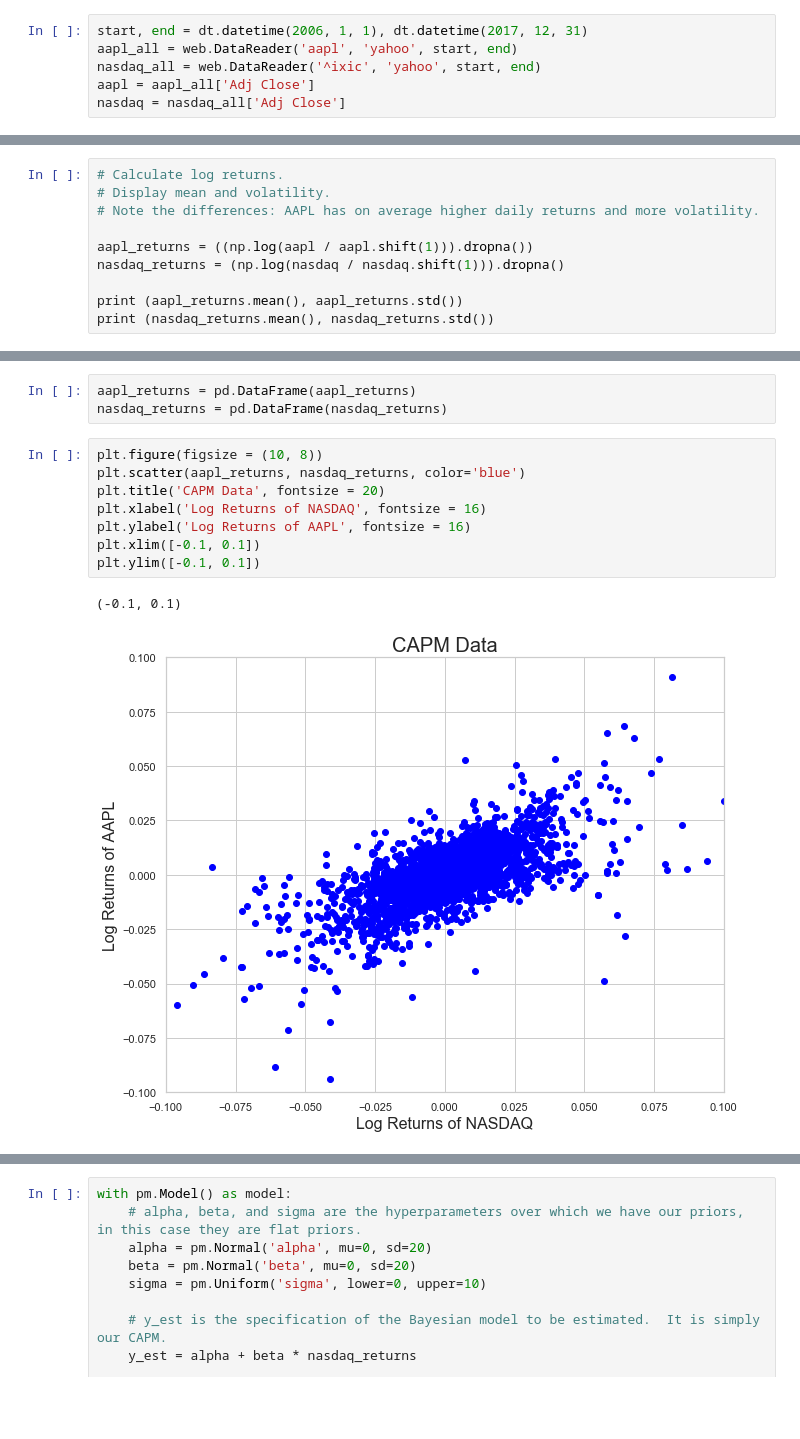
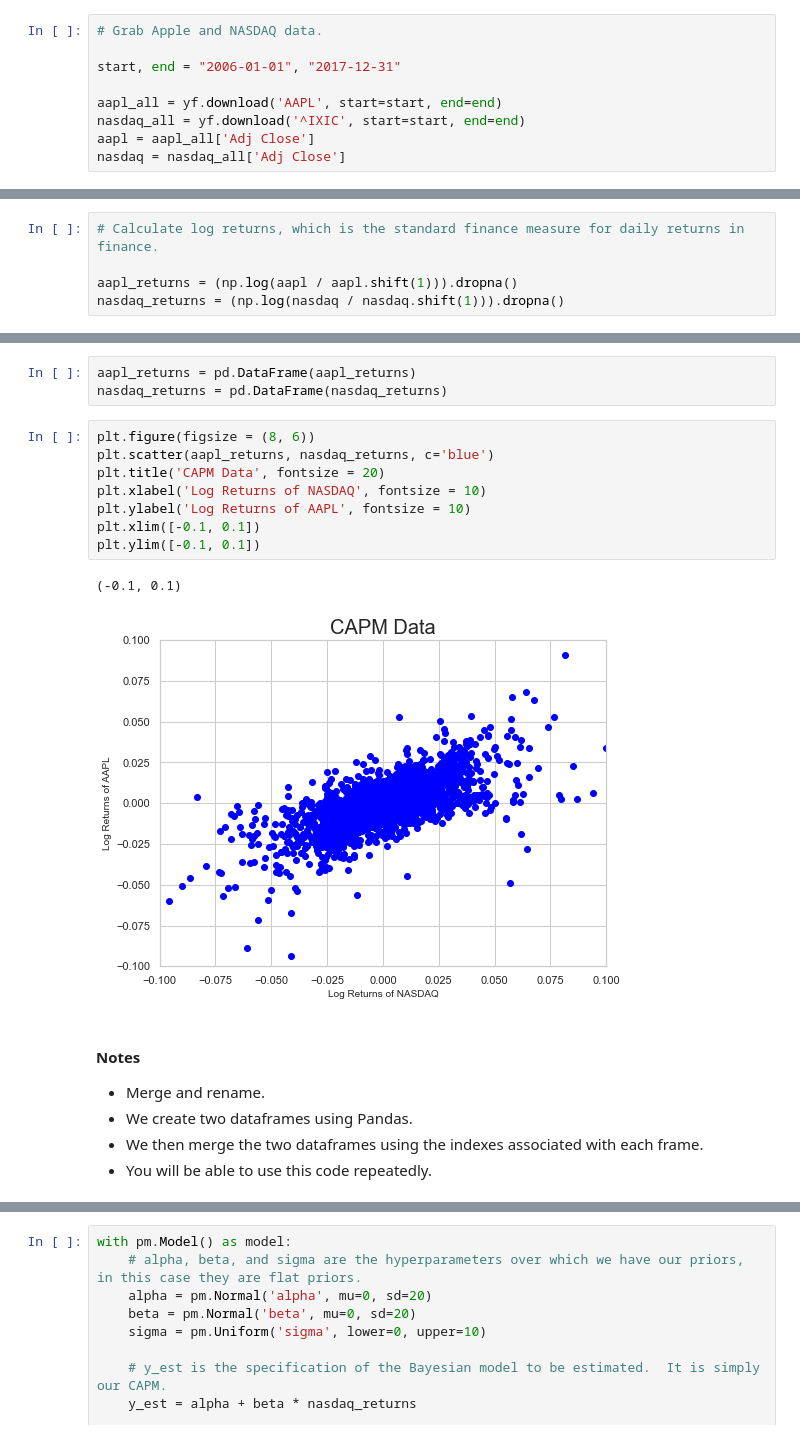
Before and after one commit to thsavage/Financial-Modeling, a Jupyter notebook: financialModeling.ipynb, the cells around one changed output, grey strips where cells are left out. Saved outputs shown, nothing was run; the diff lists cells and outputs as text; blank space fills up the shorter version.

```diff
--- a/financialModeling.ipynb
+++ b/financialModeling.ipynb
@@ -64,6 +173,9 @@ Image(url, width=400, height=400)
 # %%
-start, end = dt.datetime(2006, 1, 1), dt.datetime(2017, 12, 31)
-aapl_all = web.DataReader('aapl', 'yahoo', start, end)
-nasdaq_all = web.DataReader('^ixic', 'yahoo', start, end)
+# Grab Apple and NASDAQ data.
+
+start, end = "2006-01-01", "2017-12-31"
+
+aapl_all = yf.download('AAPL', start=start, end=end)
+nasdaq_all = yf.download('^IXIC', start=start, end=end)
 aapl = aapl_all['Adj Close']
 nasdaq = nasdaq_all['Adj Close']
@@ -86,10 +199,5 @@ Text(0.5, 1.0, '2006 - 2017')
 # %%
-# Calculate log returns.
-# Display mean and volatility.
-# Note the differences: AAPL has on average higher daily returns and more volatility.
+# Calculate log returns, which is the standard finance measure for daily returns in finance.
 
-aapl_returns = ((np.log(aapl / aapl.shift(1))).dropna())
+aapl_returns = (np.log(aapl / aapl.shift(1))).dropna()
 nasdaq_returns = (np.log(nasdaq / nasdaq.shift(1))).dropna()
-
-print (aapl_returns.mean(), aapl_returns.std())
-print (nasdaq_returns.mean(), nasdaq_returns.std())
@@ -125,13 +235,19 @@ plt.ylim(0, 60)
 aapl_returns = pd.DataFrame(aapl_returns)
 nasdaq_returns = pd.DataFrame(nasdaq_returns)
 # %%
-plt.figure(figsize = (10, 8))
-plt.scatter(aapl_returns, nasdaq_returns, color='blue')
+plt.figure(figsize = (8, 6))
+plt.scatter(aapl_returns, nasdaq_returns, c='blue')
 plt.title('CAPM Data', fontsize = 20)
-plt.xlabel('Log Returns of NASDAQ', fontsize = 16)
-plt.ylabel('Log Returns of AAPL', fontsize = 16)
+plt.xlabel('Log Returns of NASDAQ', fontsize = 10)
+plt.ylabel('Log Returns of AAPL', fontsize = 10)
 plt.xlim([-0.1, 0.1])
 plt.ylim([-0.1, 0.1])
 # %% [output]
 (-0.1, 0.1)
-[figure, old version]
+[figure, new version]
+# %% [markdown]
+#### Notes
+* Merge and rename.
+* We create two dataframes using Pandas.
+* We then merge the two dataframes using the indexes associated with each frame.
+* You will be able to use this code repeatedly.
```
Also changed, not shown: parts of 66 cells of this notebook.
